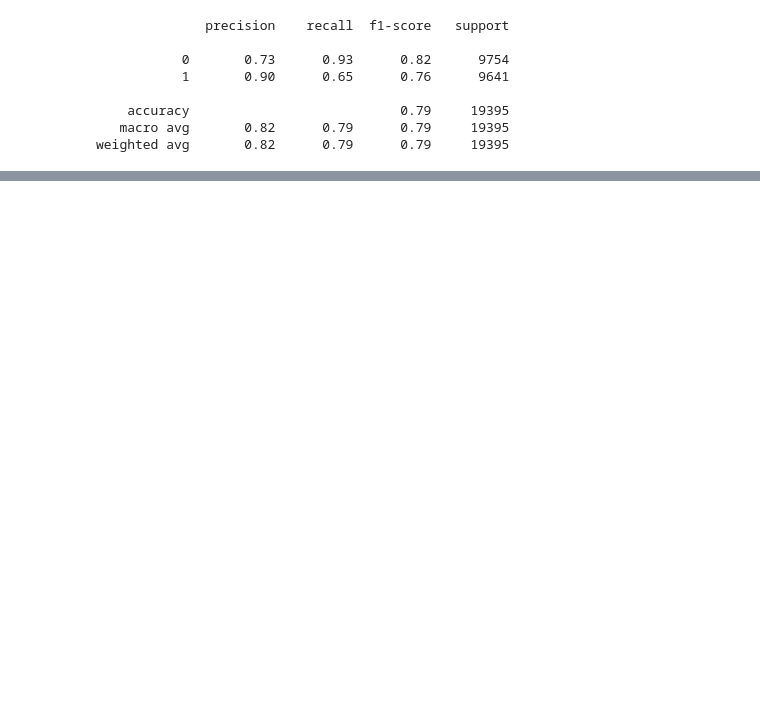
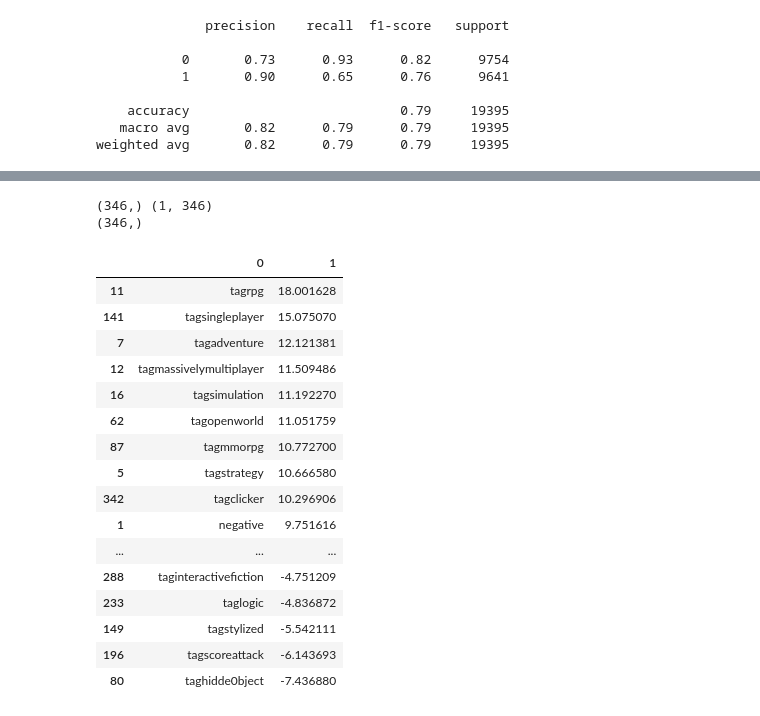
Before and after one commit to cbragg3136/Final_Project-Gaming_ML, a Jupyter notebook: ml_noteboooks/learn_ADASYN_minmax.ipynb, the cells around one changed output, grey strips where cells are left out. Saved outputs shown, nothing was run; the diff lists cells and outputs as text; code cells hidden in the pictures; blank space fills up the shorter version.

```diff
--- a/ml_noteboooks/learn_ADASYN_minmax.ipynb
+++ b/ml_noteboooks/learn_ADASYN_minmax.ipynb
@@ -153,0 +138,32 @@ sns.heatmap(cm2, annot=True, fmt=".0f")
+# %%
+# Co-efficient importance
+
+print(x_data.columns.shape, clf_1.coef_.shape)
+new_col = np.reshape(clf_1.coef_, -1)
+print(new_col.shape)
+features_list = pd.DataFrame(zip(x_data.columns, new_col))
+features_list = features_list.sort_values(by=[1], ascending=False)
+
+import pandas
+pandas.set_option('display.max_rows', 346)
+features_list
+# %% [output]
+(346,) (1, 346)
+(346,)
+|  | 0 | 1 |
+| 11 | tagrpg | 18.001628 |
+| 141 | tagsingleplayer | 15.075070 |
+| 7 | tagadventure | 12.121381 |
+| 12 | tagmassivelymultiplayer | 11.509486 |
+| 16 | tagsimulation | 11.192270 |
+| 62 | tagopenworld | 11.051759 |
+| 87 | tagmmorpg | 10.772700 |
+| 5 | tagstrategy | 10.666580 |
+| 342 | tagclicker | 10.296906 |
+| 1 | negative | 9.751616 |
+| ... | ... | ... |
+| 288 | taginteractivefiction | -4.751209 |
+| 233 | taglogic | -4.836872 |
+| 149 | tagstylized | -5.542111 |
+| 196 | tagscoreattack | -6.143693 |
+| 80 | taghidde0bject | -7.436880 |
```
Also changed, not shown: parts of 4 cells of this notebook, 7 other files.
